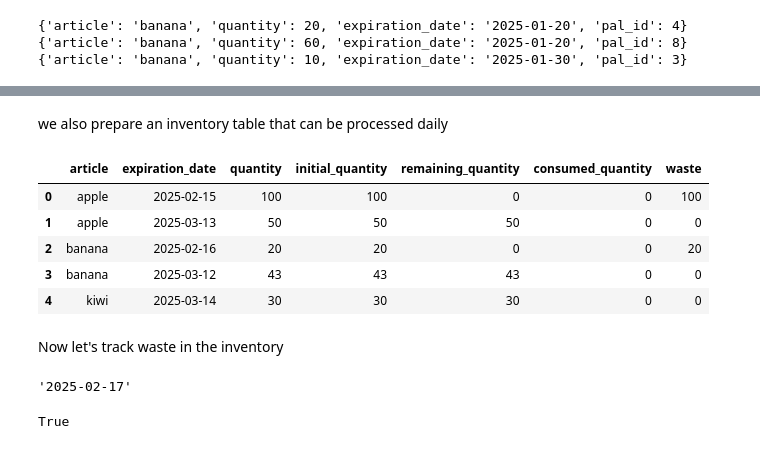
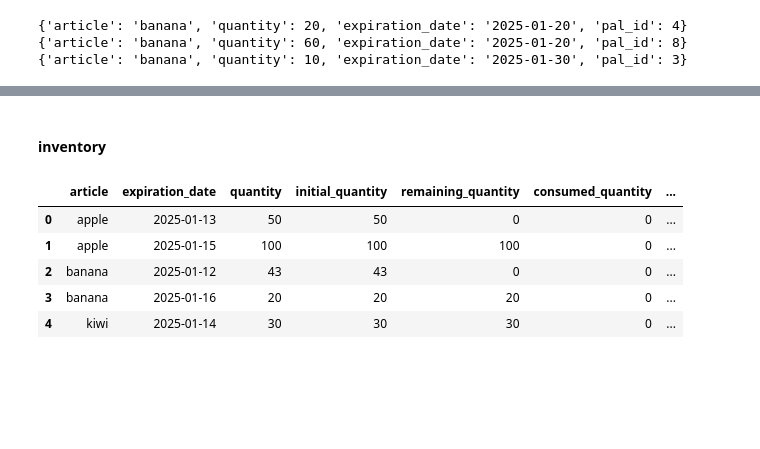
Before and after one commit to werderame/Moon, a Jupyter notebook: FEFO_Mastery/fefo_building_steps.ipynb, the cells around one changed output, grey strips where cells are left out. Cells and saved outputs as stored; diff of their text form; code cells hidden in the pictures; blank space fills up the shorter version.

```diff
--- a/FEFO_Mastery/fefo_building_steps.ipynb
+++ b/FEFO_Mastery/fefo_building_steps.ipynb
@@ -525,17 +550,4 @@ for i in calc_inv_date:
 # %%
-import pandas as pd
-demand = [
-    {"article": "apple", "quantity": 120, "demand_date": "2025-01-12"},     # met: 120, um: 0
-    {"article": "apple", "quantity": 30, "demand_date": "2025-01-15"},      # met: 10, um: 20
-    {"article": "kiwi", "quantity": 30, "demand_date": "2025-01-15"}]
-inventory = [
-    {"article": "apple", "quantity": 50, "expiration_date": "2025-01-10"},  # c: 0, r: 50
-    {"article": "apple", "quantity": 130, "expiration_date": "2025-01-30"}, # c: 130, r: 0
-    {"article": "banana", "quantity": 50, "expiration_date": "2025-01-10"}, # c: 0, r: 50
-    {"article": "kiwi", "quantity": 25, "expiration_date": "2025-01-03"},
-    {"article": "pineapple", "quantity": 2, "expiration_date": "2025-01-03"},]
-
-
 # order by date
 calc_dem_date = sorted(demand, key=lambda demd: demd['demand_date'])
 calc_inv_date = sorted(inventory, key=lambda expi: expi['expiration_date'])
@@ -687,53 +662,31 @@ daily_demand
-# %% [markdown]
-we also prepare an inventory table that can be processed daily
+# %% [markdown]
+#### inventory
 # %%
-inventory = [
-    {"article": "apple", "quantity": 100, "expiration_date": "2025-02-15"},
-    {"article": "apple", "quantity": 50, "expiration_date": "2025-03-13"},
-    {"article": "kiwi", "quantity": 30, "expiration_date": "2025-03-14"},
-    {"article": "banana", "quantity": 40, "expiration_date": "2025-03-12"},
-    {"article": "banana", "quantity": 3, "expiration_date": "2025-03-12"},
-    {"article": "banana", "quantity": 20, "expiration_date": "2025-02-16"}
-]
-
 # aggregate dduplicate demand lines
 inventory_df = pd.DataFrame(inventory)
 inventory_df = inventory_df.groupby(['article', 'expiration_date'])['quantity'].agg('sum').reset_index()
 
 # Add tracking columns
 inventory_df["initial_quantity"] = inventory_df["quantity"]
 inventory_df["remaining_quantity"] = inventory_df["quantity"]
 inventory_df["consumed_quantity"] = 0
-inventory_df["waste"] = 0  # Track waste
+inventory_df["waste_quantity"] = 0  # Track waste
 
 # sort the demand by date
 inventory_df = inventory_df.sort_values(by=['article', 'expiration_date'])
 
-from datetime import datetime
 # determine today's date to handle waste
 today = datetime.today().strftime('%Y-%m-%d')
+today = '2025-01-13' # re-initialize with a static value
 
 # Move inventory to waste from remaining-quantity if the date is past
-for index, row in inventory_df.iterrows():
-    if row['expiration_date'] <= today:
-        inventory_df.loc[index, 'waste'] = row['quantity']
-        inventory_df.loc[index, 'remaining_quantity'] = 0
+inventory_df.loc[inventory_df['expiration_date'] <= today, 'waste_quantity'] = inventory_df['quantity']
+inventory_df.loc[inventory_df['expiration_date'] <= today, 'remaining_quantity'] = 0
 inventory_df
 # %% [output]
-|  | article | expiration_date | quantity | initial_quantity | remaining_quantity | consumed_quantity | waste |
-| 0 | apple | 2025-02-15 | 100 | 100 | 0 | 0 | 100 |
-| 1 | apple | 2025-03-13 | 50 | 50 | 50 | 0 | 0 |
-| 2 | banana | 2025-02-16 | 20 | 20 | 0 | 0 | 20 |
-| 3 | banana | 2025-03-12 | 43 | 43 | 43 | 0 | 0 |
-| 4 | kiwi | 2025-03-14 | 30 | 30 | 30 | 0 | 0 |
+|  | article | expiration_date | quantity | initial_quantity | remaining_quantity | consumed_quantity | ... |
+| 0 | apple | 2025-01-13 | 50 | 50 | 0 | 0 | ... |
+| 1 | apple | 2025-01-15 | 100 | 100 | 100 | 0 | ... |
+| 2 | banana | 2025-01-12 | 43 | 43 | 0 | 0 | ... |
+| 3 | banana | 2025-01-16 | 20 | 20 | 20 | 0 | ... |
+| 4 | kiwi | 2025-01-14 | 30 | 30 | 30 | 0 | ... |
-# %% [markdown]
-Now let's track waste in the inventory
-# %%
-
-today
-# %% [output]
-'2025-02-17'
-# %%
-inventory_df['expiration_date'].iloc[0] < today
-# %% [output]
-True
```
Also changed, not shown: parts of 23 cells of this notebook.
